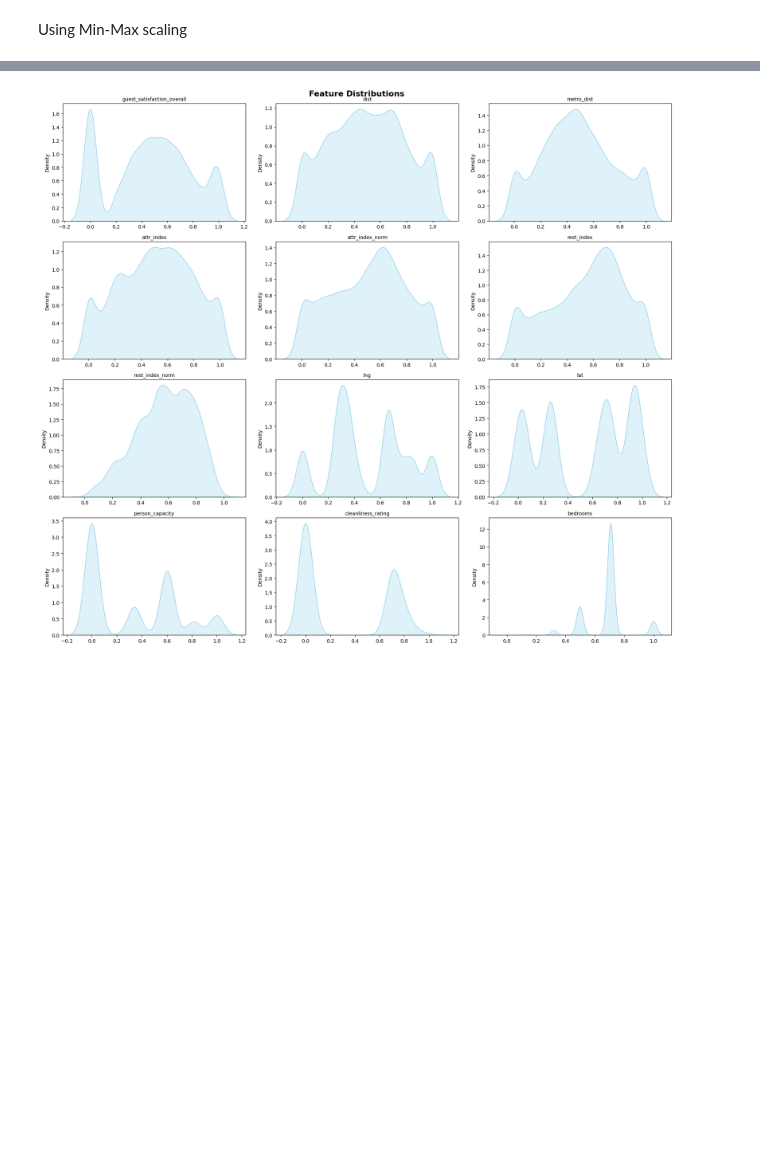
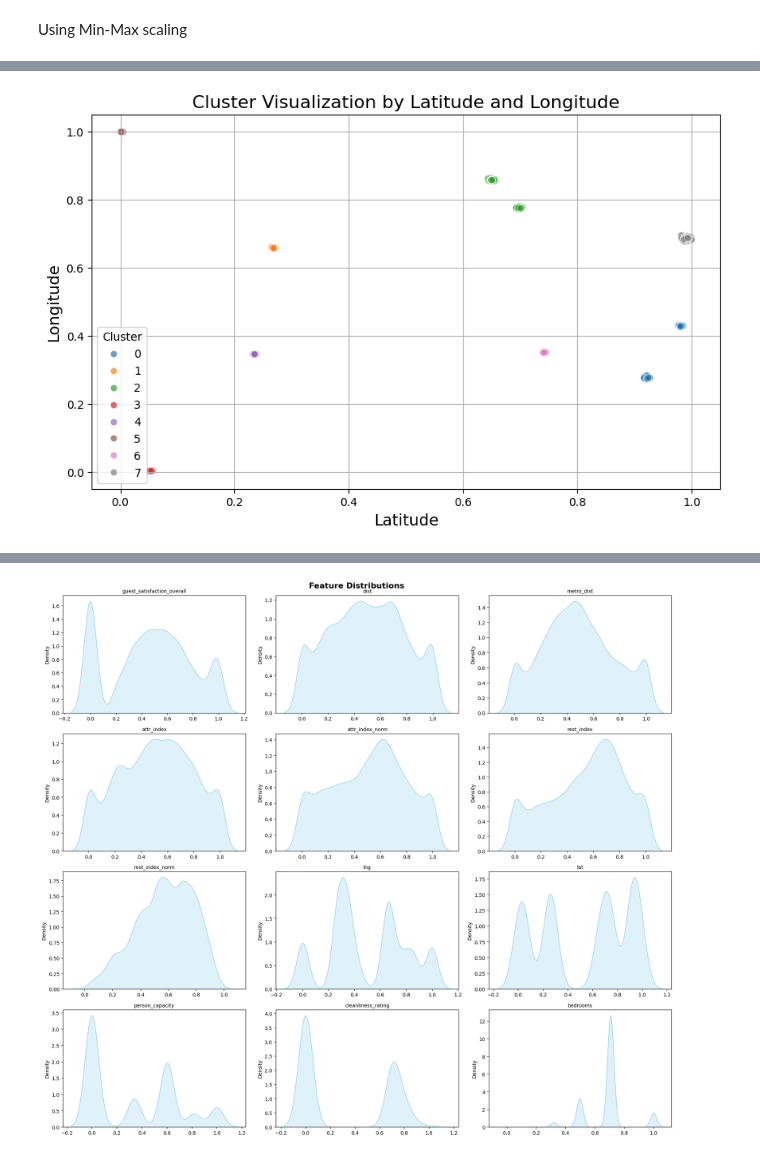
Before and after one commit to FiZufa/Final-Project-Rakamin, a Jupyter notebook: Notebooks/2_Data_Preprocessing..ipynb, the cells around one changed output, grey strips where cells are left out. Saved outputs shown, nothing was run; the diff lists cells and outputs as text; code cells hidden in the pictures; blank space fills up the shorter version.

```diff
--- a/Notebooks/2_Data_Preprocessing..ipynb
+++ b/Notebooks/2_Data_Preprocessing..ipynb
@@ -466,0 +520,27 @@ X_train.head(5)
+# %%
+x_test_coords = X_test_cluster[['lat', 'lng']]
+
+X_train_cluster['region'] = kmeans.predict(x_train_coords)
+X_test_cluster['region'] = kmeans.predict(x_test_coords)
+# %%
+# Plot clusters
+plt.figure(figsize=(10, 6))
+sns.scatterplot(
+    data=X_train_cluster,
+    x='lat',
+    y='lng',
+    hue='region',  # Different colors for different regions
+    palette='tab10',  # Choose a suitable color palette
+    legend='full',
+    alpha=0.7  # Transparency
+)
+
+# Add titles and labels
+plt.title('Cluster Visualization by Latitude and Longitude', fontsize=16)
+plt.xlabel('Latitude', fontsize=14)
+plt.ylabel('Longitude', fontsize=14)
+plt.legend(title='Cluster')
+plt.grid(True)
+plt.show()
+# %% [output]
+[figure, added]
```
Also changed, not shown: parts of 31 cells of this notebook, 23 other files.
